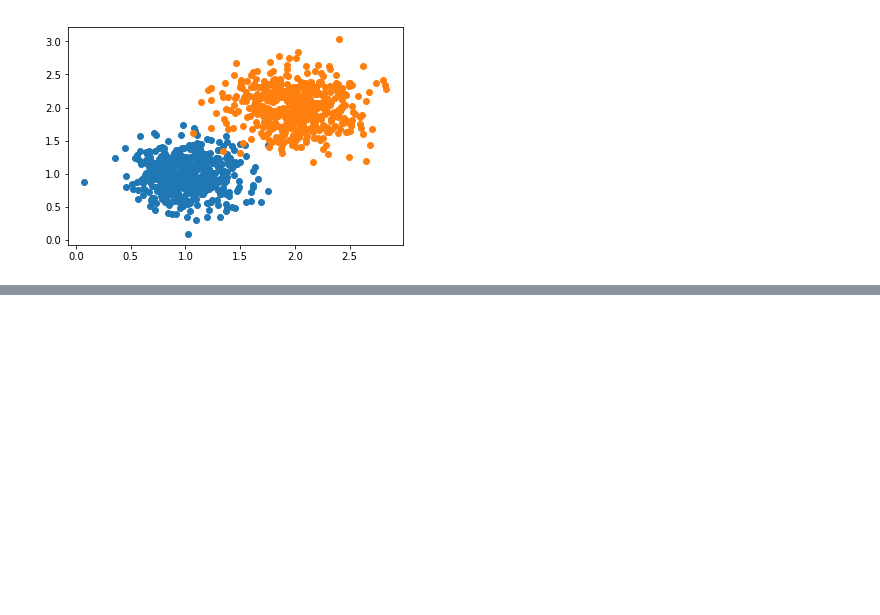
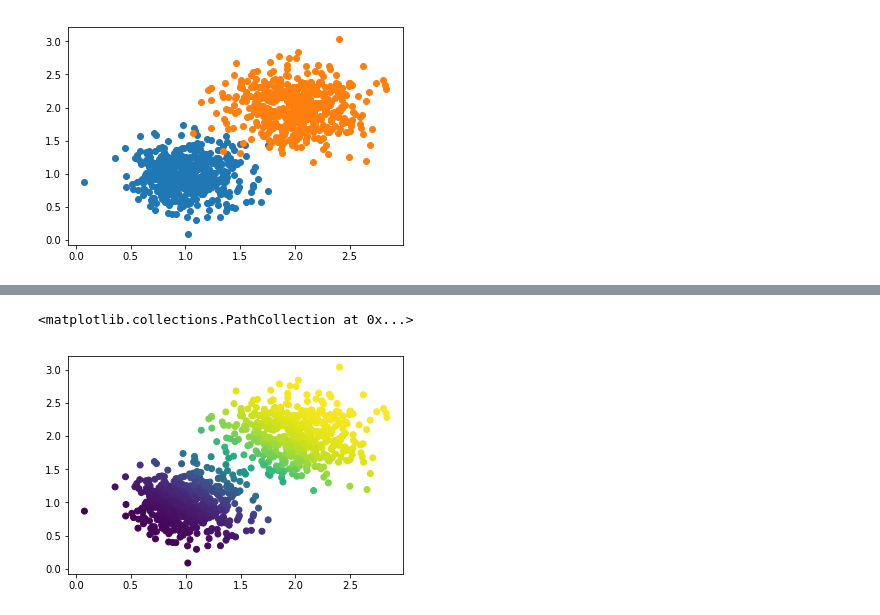
Before and after one commit to Markus-Goetz/gks-2019, a Jupyter notebook: Logistic Regression.ipynb, the cells around one changed output, grey strips where cells are left out. Cells and saved outputs as stored; diff of their text form; code cells hidden in the pictures; blank space fills up the shorter version.

```diff
--- a/Logistic Regression.ipynb
+++ b/Logistic Regression.ipynb
@@ -34,0 +35,39 @@ ys = y[shuffled]
+# %%
+def lr_predict(weights, x_b):
+    return activation(np.dot(x_b, weights))
+# %%
+def lr_loss(weights, x_b, label):
+    loss = 0.
+    inputDim = x.shape[0]
+    grad = np.zeros(inputDim + 1)
+
+    y = lr_predict(weights, x_b)
+
+    # loss = label * np.log(y) - (1 - label) * np.log(1 - y)
+    # == -label * np.dot(weights, x_b) + np.log(1 + np.exp(np.dot(weights, x_b)))
+    loss = (y - label)**2 / 2
+
+    # grad = -label * x_b + x_b * (1 + np.exp(np.dot(weights, x_b)))
+    grad = -(y - label) * y**2 * np.exp(-np.dot(weights, x_b)) * x_b
+
+    return loss, grad
+# %%
+def lr_train(x, labels, nEpochs, lr=0.01):
+    weights = np.zeros(x.shape[1]+1)
+    # def fun(weights, *args):
+    #     return lr_loss(weights, x, labels)
+    # opt = scipy.optimize.minimize(fun, initialWeights, method='CG', jac=True, options={'disp': False, 'maxiter': 50})
+    x_b = np.hstack((np.ones((x.shape[0], 1)), x))
+    for epoch in range(nEpochs):
+        sumloss = 0.
+        for n in range(nSamples):
+            loss, grad = lr_loss(weights, x_b[n], labels[n])
+            sumloss += loss
+            weights += lr * grad
+            pass
+        sumloss /= nSamples
+        print(sumloss)
+        pass
+    return weights
+# %%
+weights = lr_train(xs, ys, nEpochs)
@@ -34,0 +92,5 @@ ys = y[shuffled]
+# %%
+plt.scatter(*zip(*xs), c=[lr_predict(weights, x) for x in np.hstack((np.ones((x.shape[0], 1)), xs))])
+# %% [output]
+<matplotlib.collections.PathCollection at 0x...>
+[figure, added]
```
Also changed, not shown: parts of 11 cells of this notebook.
